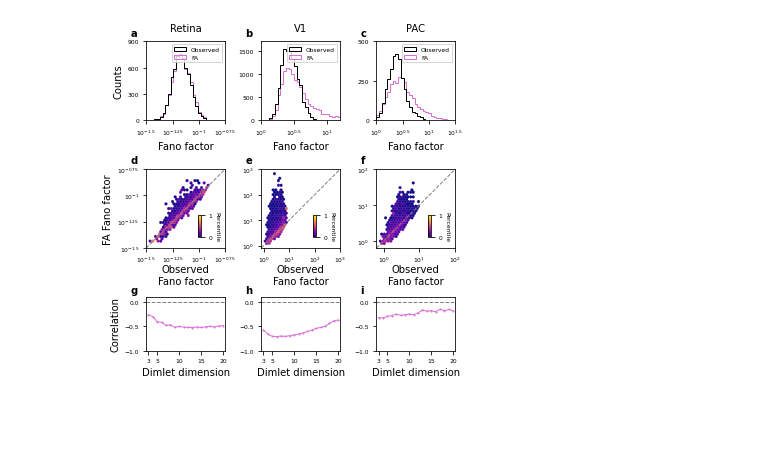
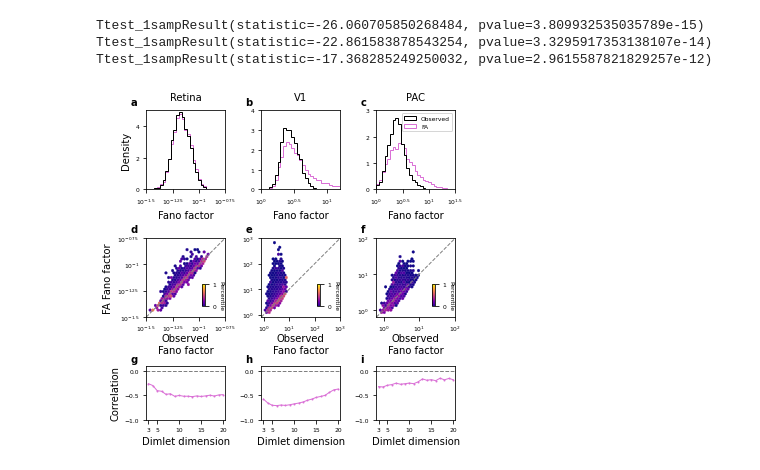
Before and after one commit to BouchardLab/noise_correlations, a Jupyter notebook: figures/figure5.ipynb, the cells around one changed output. Saved outputs shown, nothing was run; the diff lists cells and outputs as text; code cells hidden in the pictures; blank space fills up the shorter version.

```diff
--- a/figures/figure5.ipynb
+++ b/figures/figure5.ipynb
@@ -51,10 +51,6 @@ figsize = (5, 5)
 
 # Histogram settings
 hist_lw = 1
-
-# Layout settings
-cb_spacing = 0.03
-cb_width = 0.03
 
 # Hexbin settings
 gridsize = 30
@@ -90,7 +86,8 @@ caxes = np.empty(3, dtype=object)
 axes[0] = [fig.add_axes([le + ii*(w + hg), be + rh + 2.*vg + h, w, h]) for ii in range(3)]
 axes[1] = [fig.add_axes([le + ii*(w + hg), be + rh + 1.*vg, w, h]) for ii in range(3)]
 axes[2] = [fig.add_axes([le + ii*(w + hg), be, w, rh]) for ii in range(3)]
-caxes[:] = [fig.add_axes([le + ii*(w + hg) + .65*w, be + rh + vg+.03, .01, h/3.5]) for ii in range(3)]
+caxes[:] = [fig.add_axes([le + ii*(w + hg) + .7*w, be + rh + vg+.03, .01, h/3.5])
+            for ii in range(3)]
 
 dim_idx = 0
 norms = [
@@ -115,12 +112,10 @@ for idx, (result, norm, extent) in enumerate(zip(results, norms, extents)):
         histtype='step',
         color=[colors['observed'], colors['fa']],
         lw=hist_lw,
-        bins=bins[idx])
+        bins=bins[idx],
+        density=True)
     for key, label in label_dict.items():
         axes[0, idx].hist([], color=colors[key], label=label, histtype='step', lw=hist_lw)
-    axes[0, idx].legend(
-        loc='best',
-        prop={'size': legend_size})
     axes[0, idx].set_xlabel(r'Fano factor', fontsize=ax_label_size)
 
     # Hexbin comparing FFs to FA null model
@@ -161,28 +156,31 @@ for idx, (result, norm, extent) in enumerate(zip(results, norms, extents)):
         lw=1,
         markersize=1,
         zorder=1000)
-    axes[2, idx].axhline(0, color='gray', linestyle='--', lw=1)
+    print(ttest_1samp(fa_corrs[idx], 0.))
 
 
 # Top row settings
 axes[0, 0].set_xlim([-1.5, -0.75])
 axes[0, 0].set_xticks([-1.5, -1.25, -1, -0.75])
 axes[0, 0].set_xticklabels([r'$10^{-1.5}$', r'$10^{-1.25}$', r'$10^{-1}$', r'$10^{-0.75}$'])
-axes[0, 0].set_ylim([0, 900])
-axes[0, 0].set_yticks([0, 300, 600, 900])
+axes[0, 0].set_ylim([0, 5])
+axes[0, 0].set_yticks([0, 2, 4])
+axes[0, 2].legend(
+        loc='best',
+        prop={'size': legend_size})
 
 axes[0, 1].set_xlim([0, 1.2])
 axes[0, 1].set_xticks([0, 0.5, 1.])
 axes[0, 1].set_xticklabels([r'$10^0$', r'$10^{0.5}$', r'$10^1$'])
-axes[0, 1].set_ylim([0, 1700])
-axes[0, 1].set_yticks([0, 500, 1000, 1500])
+axes[0, 1].set_ylim([0, 4])
+axes[0, 1].set_yticks([0, 1, 2, 3, 4])
 
 axes[0, 2].set_xlim([0, 1.5])
 axes[0, 2].set_xticks([0, 0.5, 1., 1.5])
 axes[0, 2].set_xticklabels([r'$10^0$', r'$10^{0.5}$', r'$10^1$', r'$10^{1.5}$'])
-axes[0, 2].set_ylim([0, 500])
-axes[0, 2].set_yticks([0, 250, 500])
-axes[0, 0].set_ylabel(r'Counts', fontsize=ax_label_size)
+axes[0, 2].set_ylim([0, 3])
+axes[0, 2].set_yticks([0, 1, 2, 3])
+axes[0, 0].set_ylabel(r'Density', fontsize=ax_label_size)
 
 # Middle row settings
 axes[1, 0].set_xticks([-1.5, -1.25, -1, -0.75])
@@ -208,31 +206,35 @@ for ax in axes[-1]:
     ax.set_xticks([3, 5, 10, 15, 20])
     ax.set_yticks([-1, -0.5, 0])
     ax.set_xlabel(r'Dimlet dimension', fontsize=ax_label_size)
+    ax.axhline(0, color='gray', linestyle='--', lw=1)
 axes[-1, 0].set_ylabel(r'Correlation', fontsize=ax_label_size)
 #caxes[2].set_yticks([0, .5])
 #caxes[2].set_yticklabels([0, .5])
 
 # Apply titles
 axes[0, 0].set_title(r'Retina', fontsize=ax_label_size, pad=title_pad)
 axes[0, 1].set_title(r'V1', fontsize=ax_label_size, pad=title_pad)
 axes[0, 2].set_title(r'PAC', fontsize=ax_label_size, pad=title_pad)
 
 # Apply subplot labels
 lets = ['a', 'b', 'c', 'd', 'e', 'f', 'g', 'h', 'i', 'j', 'k', 'l', 'm', 'n']
 c = 0
 for ii in range(3):
     for jj in range(3):
         ax = axes[ii, jj]
         ax.text(-.2, 1.07, lets[c], size=letter_size, fontweight='bold',
                 transform=ax.transAxes)
         c += 1
 for ax in axes.ravel():
     ax.tick_params(labelsize=tick_label_size)
 for ax in caxes:
     ax.tick_params(labelsize=tick_label_size)
 
 plt.savefig('figure5.pdf', dpi=300)
 plt.savefig('figure5.jpg', dpi=300)
 plt.show()
 # %% [output]
+Ttest_1sampResult(statistic=-26.060705850268484, pvalue=3.809932535035789e-15)
+Ttest_1sampResult(statistic=-22.861583878543254, pvalue=3.3295917353138107e-14)
+Ttest_1sampResult(statistic=-17.368285249250032, pvalue=2.9615587821829257e-12)
-[figure, old version]
+[figure, new version]
```
Also changed, not shown: 3 other files.
